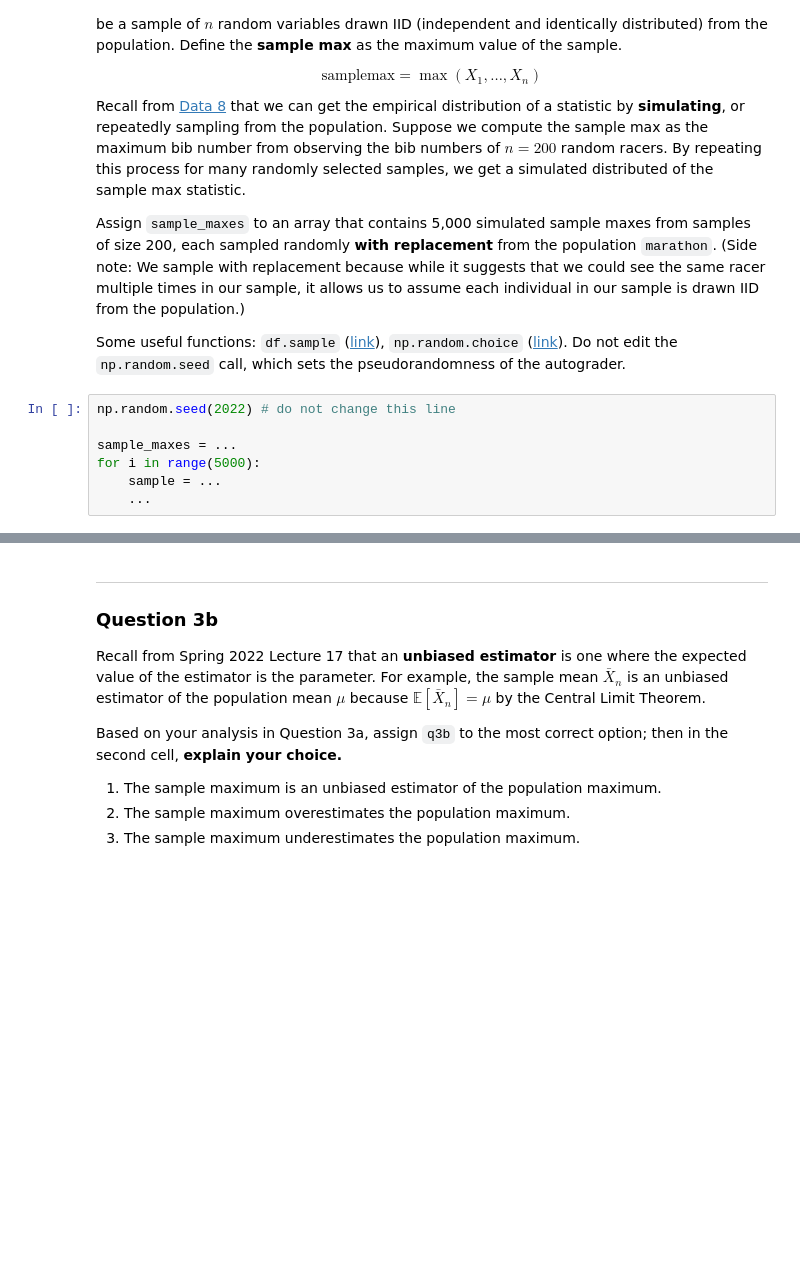
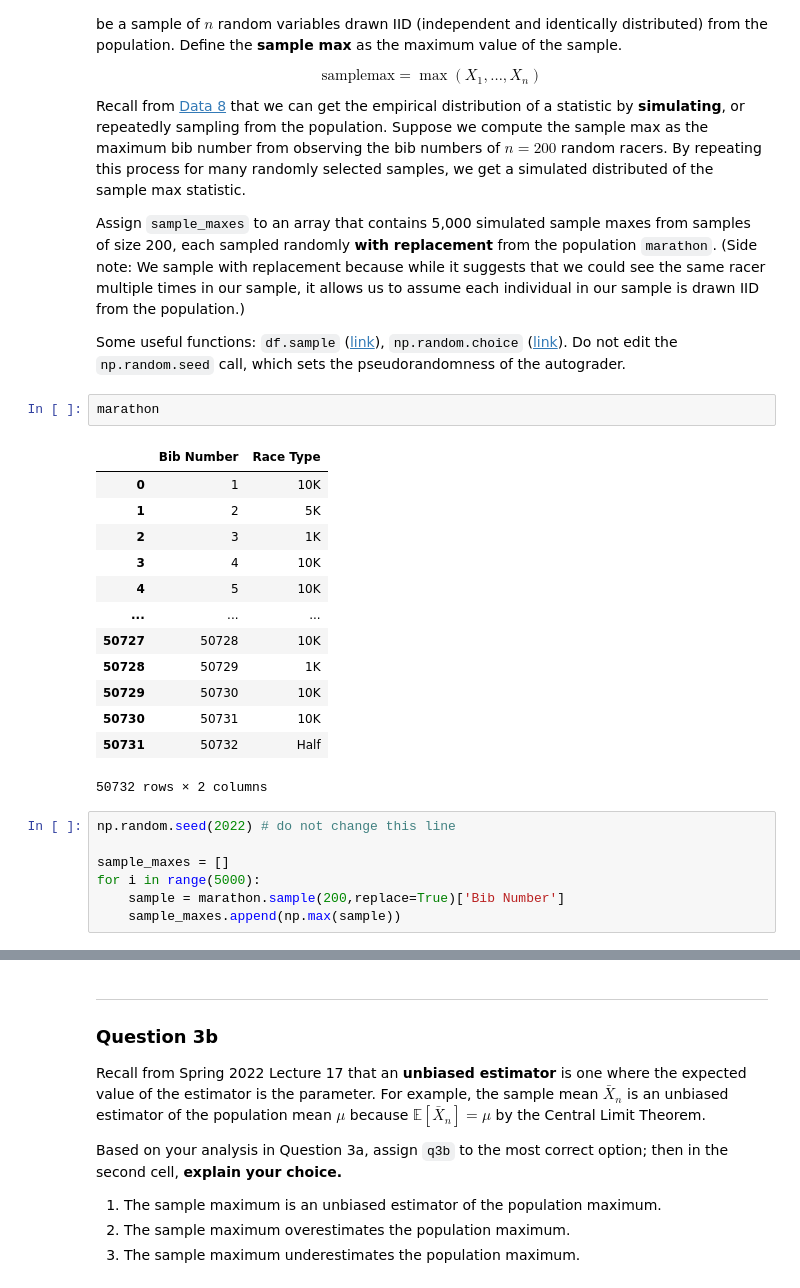
Before and after one commit to AliceRayLu/data-100-sp22, a Jupyter notebook: lab/lab09/lab09.ipynb, the cells around one changed output, grey strips where cells are left out. Drawn from its saved outputs; the diff is of its cells as text; blank space fills up the shorter version.

```diff
--- a/lab/lab09/lab09.ipynb
+++ b/lab/lab09/lab09.ipynb
@@ -98,12 +113,28 @@ Some useful functions: `df.sample` ([link](https://pandas.pydata.org/docs/refere
 BEGIN QUESTION
 name: q2
 -->
+# %%
+marathon
+# %% [output]
+|  | Bib Number | Race Type |
+| 0 | 1 | 10K |
+| 1 | 2 | 5K |
+| 2 | 3 | 1K |
+| 3 | 4 | 10K |
+| 4 | 5 | 10K |
+| ... | ... | ... |
+| 50727 | 50728 | 10K |
+| 50728 | 50729 | 1K |
+| 50729 | 50730 | 10K |
+| 50730 | 50731 | 10K |
+| 50731 | 50732 | Half |
+50732 rows × 2 columns
 # %%
 np.random.seed(2022) # do not change this line
 
-sample_maxes = ...
+sample_maxes = []
 for i in range(5000):
-    sample = ...
-    ...
+    sample = marathon.sample(200,replace=True)['Bib Number']
+    sample_maxes.append(np.max(sample))
 # %%
 grader.check("q2")
```
Also changed, not shown: parts of 17 cells of this notebook.
